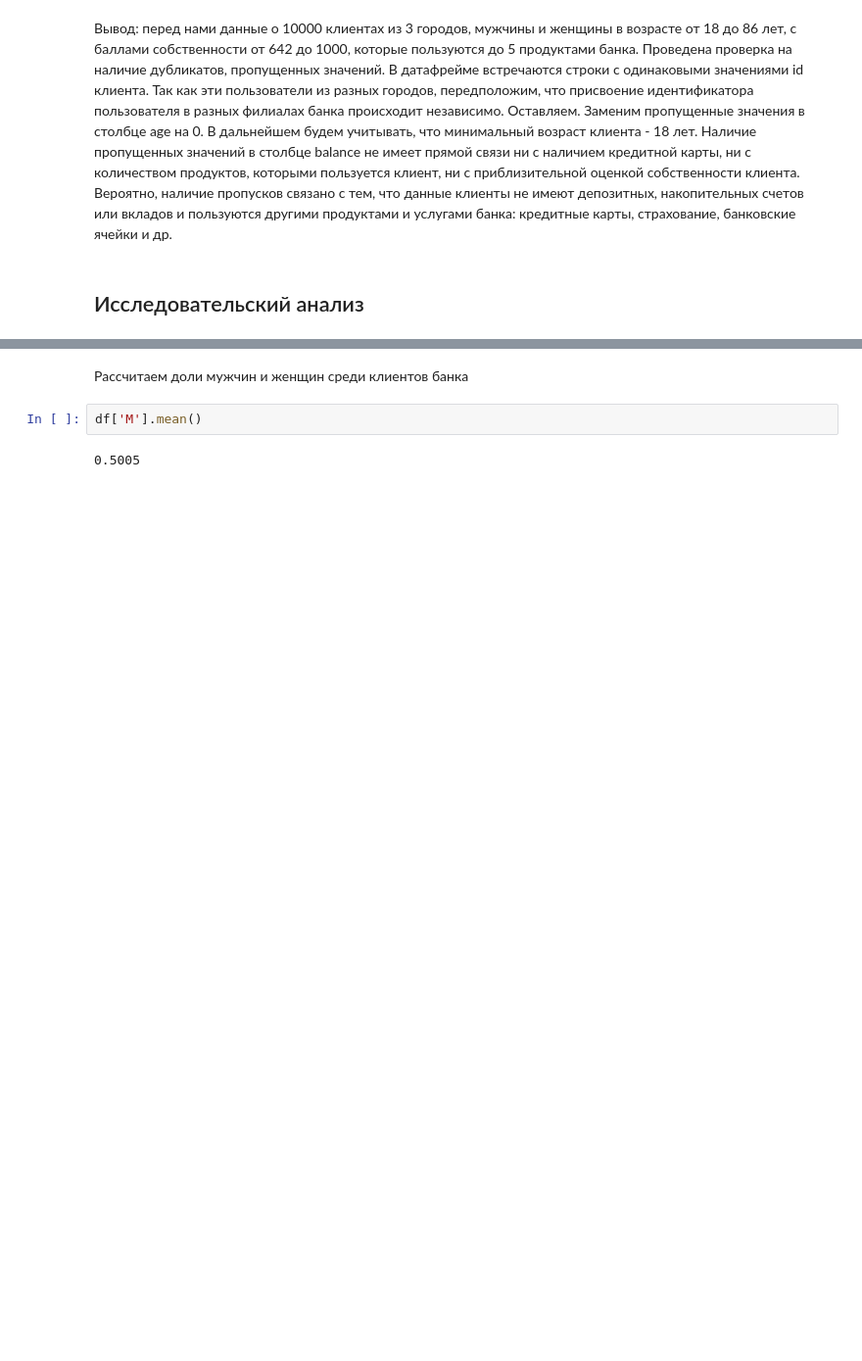
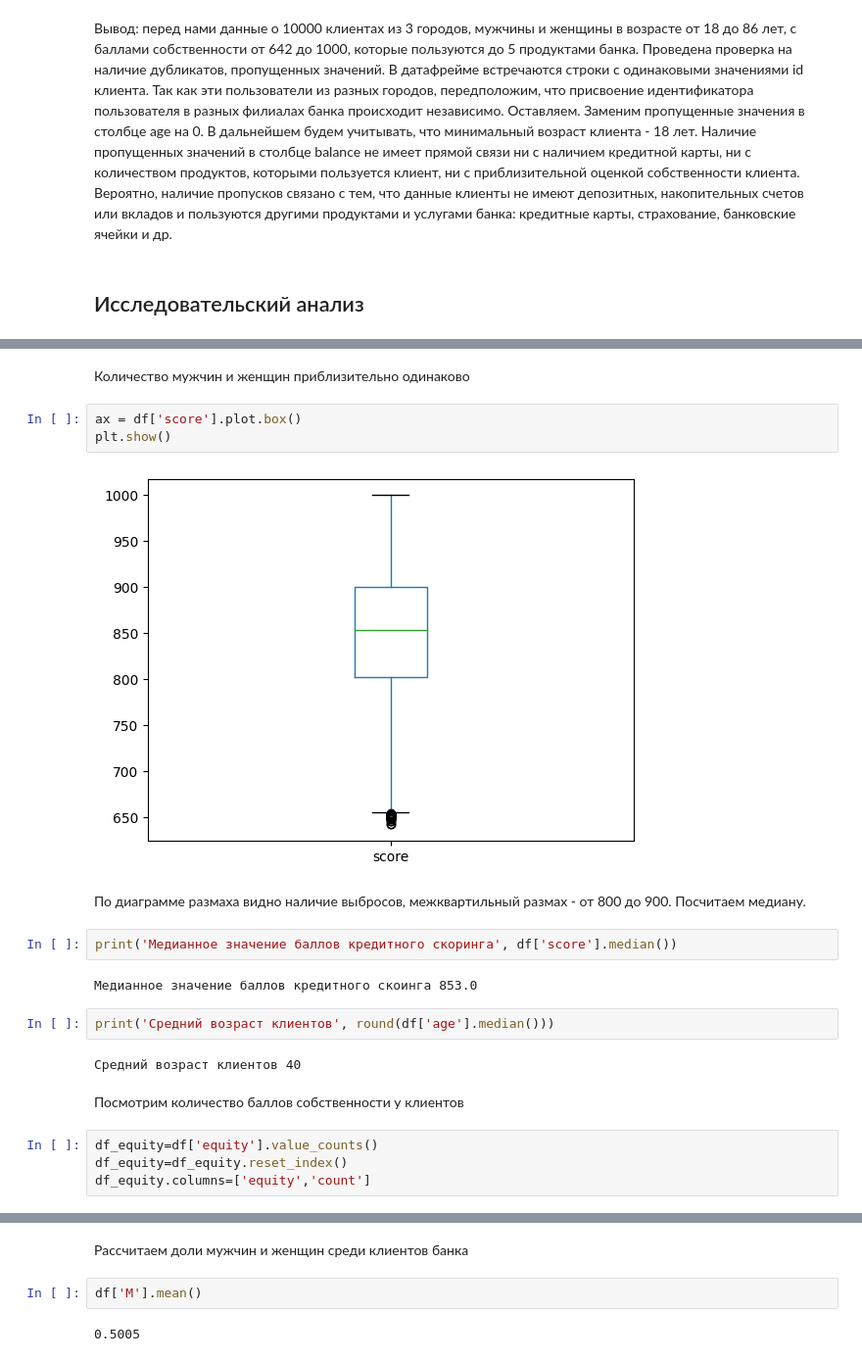
Before and after one commit to analyst-plv/bank, a Jupyter notebook: bank_scrooge.ipynb, the cells around one changed output, grey strips where cells are left out. Shown at 98% size. Drawn from its saved outputs; the diff is of its cells as text; blank space fills up the shorter version.

```diff
--- a/bank_scrooge.ipynb
+++ b/bank_scrooge.ipynb
@@ -219,0 +253,23 @@ memory usage: 1.3+ MB
+# %% [markdown]
+Количество мужчин и женщин приблизительно одинаково
+# %%
+ax = df['score'].plot.box()
+plt.show()
+# %% [output]
+[figure, added]
+# %% [markdown]
+По диаграмме размаха видно наличие выбросов, межквартильный размах - от 800 до 900. Посчитаем медиану.
+# %%
+print('Медианное значение баллов кредитного скоринга', df['score'].median())
+# %% [output]
+Медианное значение баллов кредитного скоинга 853.0
+# %%
+print('Средний возраст клиентов', round(df['age'].median()))
+# %% [output]
+Средний возраст клиентов 40
+# %% [markdown]
+Посмотрим количество баллов собственности у клиентов
+# %%
+df_equity=df['equity'].value_counts()
+df_equity=df_equity.reset_index()
+df_equity.columns=['equity','count']
```
Also changed, not shown: parts of 17 cells of this notebook, 1 other file.
